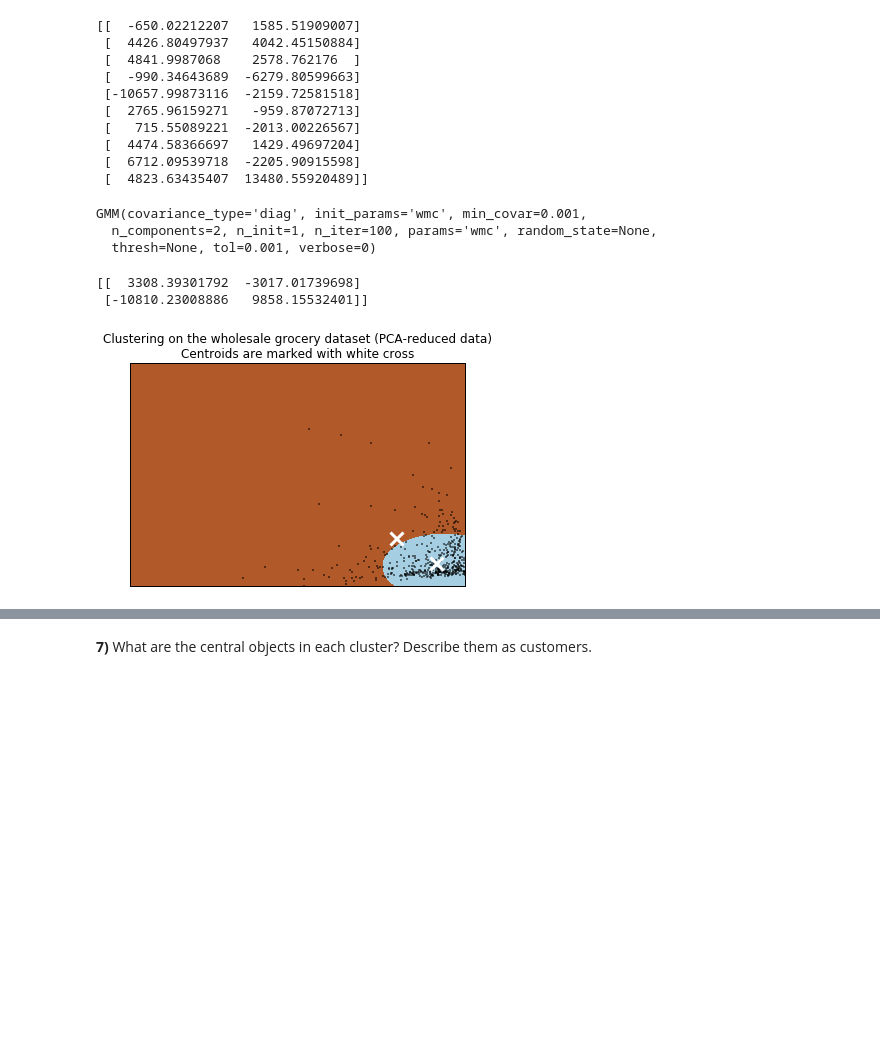
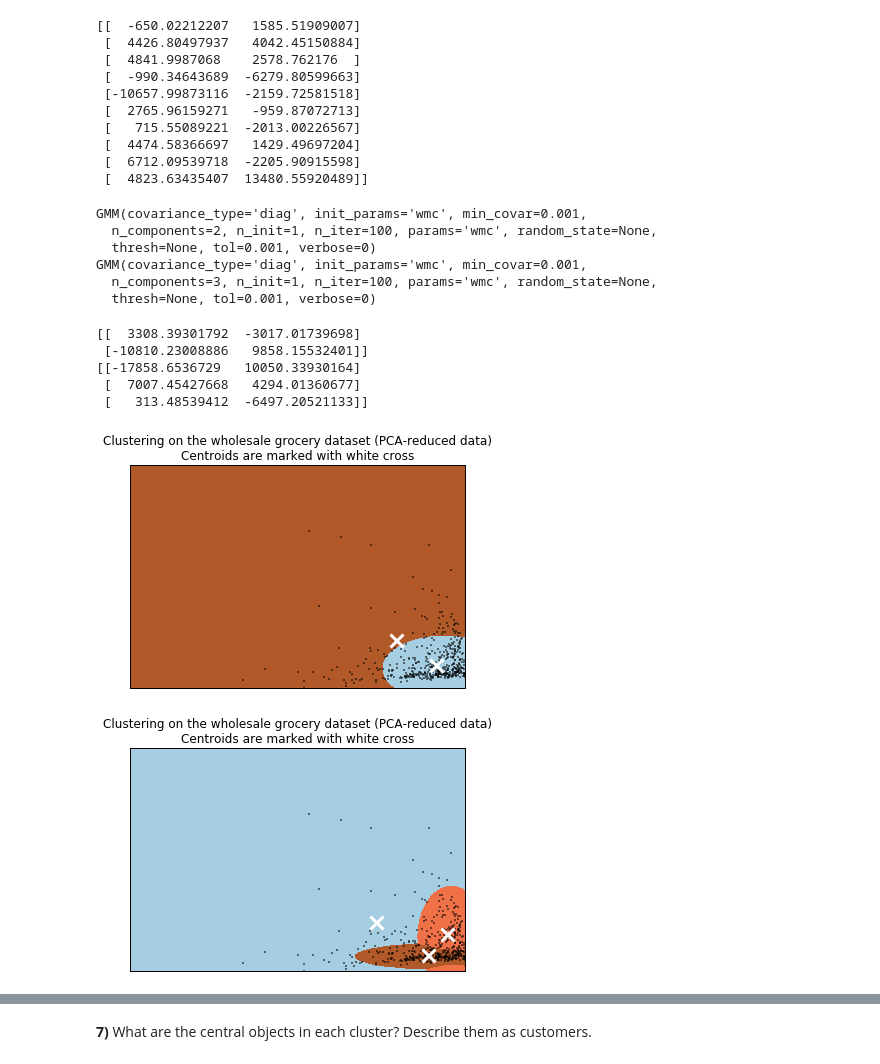
Before and after one commit to PhdDone/machine-learning, a Jupyter notebook: projects/customer_segments/customer_segments.ipynb, the cells around one changed output, grey strips where cells are left out. Saved outputs shown, nothing was run; the diff lists cells and outputs as text; code cells hidden in the pictures; blank space fills up the shorter version.

```diff
--- a/projects/customer_segments/customer_segments.ipynb
+++ b/projects/customer_segments/customer_segments.ipynb
@@ -157,14 +171,20 @@ print reduced_data[:10]  # print upto 10 elements
 # The visualizer below assumes your clustering object is named 'clusters'
 from sklearn import mixture
 from sklearn.cluster import KMeans
-clusters = mixture.GMM(n_components=2)
+clusters_2 = mixture.GMM(n_components=2)
+clusters_3 = mixture.GMM(n_components=3)
 #clusters = KMeans(n_clusters=2)
-clusters.fit(reduced_data)
-print clusters
+clusters_2.fit(reduced_data)
+clusters_3.fit(reduced_data)
+print clusters_2
+print clusters_3
 # %% [output]
 GMM(covariance_type='diag', init_params='wmc', min_covar=0.001,
   n_components=2, n_init=1, n_iter=100, params='wmc', random_state=None,
   thresh=None, tol=0.001, verbose=0)
+GMM(covariance_type='diag', init_params='wmc', min_covar=0.001,
+  n_components=3, n_init=1, n_iter=100, params='wmc', random_state=None,
+  thresh=None, tol=0.001, verbose=0)
 # %%
 # Plot the decision boundary by building a mesh grid to populate a graph.
 x_min, x_max = reduced_data[:, 0].min() - 1, reduced_data[:, 0].max() + 1
@@ -174,36 +194,45 @@ hy = (y_max-y_min)/1000.
 xx, yy = np.meshgrid(np.arange(x_min, x_max, hx), np.arange(y_min, y_max, hy))
 
 # Obtain labels for each point in mesh. Use last trained model.
-Z = clusters.predict(np.c_[xx.ravel(), yy.ravel()])
+Z_2 = clusters_2.predict(np.c_[xx.ravel(), yy.ravel()])
+Z_3 = clusters_3.predict(np.c_[xx.ravel(), yy.ravel()])
 # %%
 # TODO: Find the centroids for KMeans or the cluster means for GMM
-
-centroids = clusters.means_
+centroids_2 = clusters_2.means_
+centroids_3 = clusters_3.means_
 #centroids = clusters.cluster_centers_
-print centroids
+print centroids_2
+print centroids_3
 # %% [output]
 [[  3308.39301792  -3017.01739698]
  [-10810.23008886   9858.15532401]]
+[[-17858.6536729   10050.33930164]
+ [  7007.45427668   4294.01360677]
+ [   313.48539412  -6497.20521133]]
 # %%
 # Put the result into a color plot
-Z = Z.reshape(xx.shape)
-plt.figure(1)
-plt.clf()
-plt.imshow(Z, interpolation='nearest',
+def plot(centroids, Z):
+    Z = Z.reshape(xx.shape)
+    plt.figure(1)
+    plt.clf()
+    plt.imshow(Z, interpolation='nearest',
            extent=(xx.min(), xx.max(), yy.min(), yy.max()),
            cmap=plt.cm.Paired,
            aspect='auto', origin='lower')
 
-plt.plot(reduced_data[:, 0], reduced_data[:, 1], 'k.', markersize=2)
-plt.scatter(centroids[:, 0], centroids[:, 1],
+    plt.plot(reduced_data[:, 0], reduced_data[:, 1], 'k.', markersize=2)
+    plt.scatter(centroids[:, 0], centroids[:, 1],
             marker='x', s=169, linewidths=3,
             color='w', zorder=10)
-plt.title('Clustering on the wholesale grocery dataset (PCA-reduced data)\n'
+    plt.title('Clustering on the wholesale grocery dataset (PCA-reduced data)\n'
           'Centroids are marked with white cross')
-plt.xlim(x_min, x_max)
-plt.ylim(y_min, y_max)
-plt.xticks(())
-plt.yticks(())
-plt.show()
+    plt.xlim(x_min, x_max)
+    plt.ylim(y_min, y_max)
+    plt.xticks(())
+    plt.yticks(())
+    plt.show()
+plot(centroids_2, Z_2)
+plot(centroids_3, Z_3)
 # %% [output]
 [figure]
+[figure, added]
```
Also changed, not shown: parts of 10 cells of this notebook, 1 other file.
